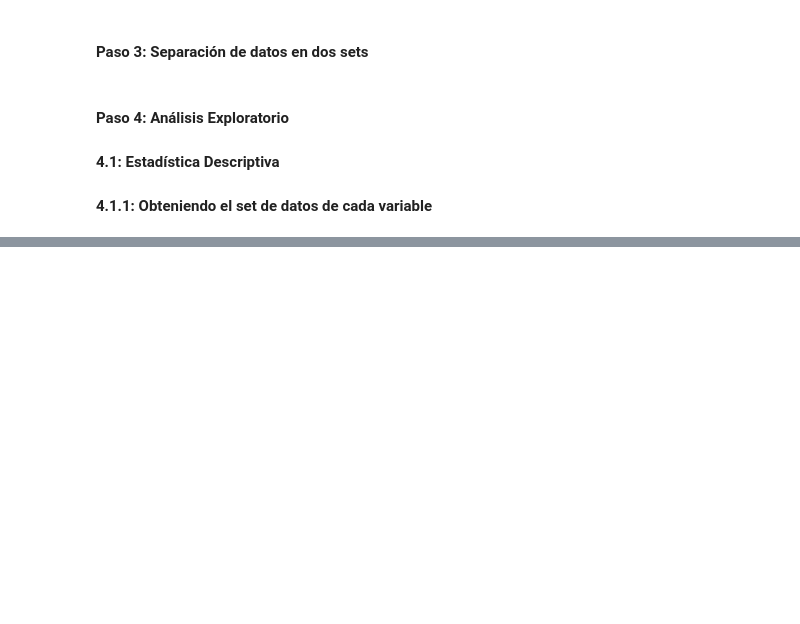
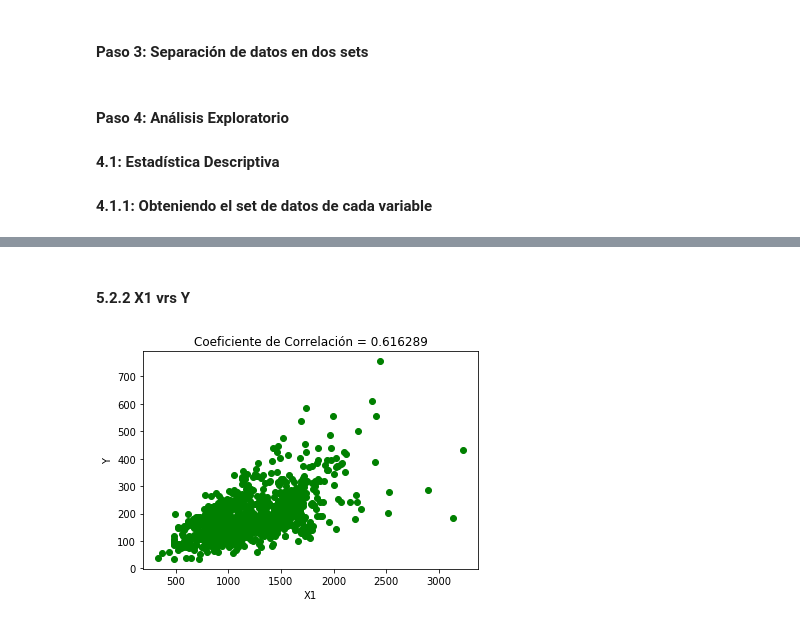
Before and after one commit to estuardozapeta/Python-Proyecto, a Jupyter notebook: Proyecto.ipynb, the cells around one changed output, grey strips where cells are left out. Drawn from its saved outputs; the diff is of its cells as text; code cells hidden in the pictures; blank space fills up the shorter version.

```diff
--- a/Proyecto.ipynb
+++ b/Proyecto.ipynb
@@ -201,0 +217,4 @@ sb.distplot(X5)
+# %%
+coef_corr_X1 = np.corrcoef(X1, Y)
+cf_corr_X1 = coef_corr_X1[0,1]
+cf_corr_X1
@@ -201,0 +258,10 @@ sb.distplot(X5)
+# %% [markdown]
+#### **5.2.2** X1 vrs Y
+# %%
+plt.title("Coeficiente de Correlación = %f"%cf_corr_X1)
+plt.xlabel("X1")
+plt.ylabel("Y")
+plt.scatter(X1,Y,color="green")
+plt.show()
+# %% [output]
+[figure, added]
```
Also changed, not shown: parts of 51 cells of this notebook.
